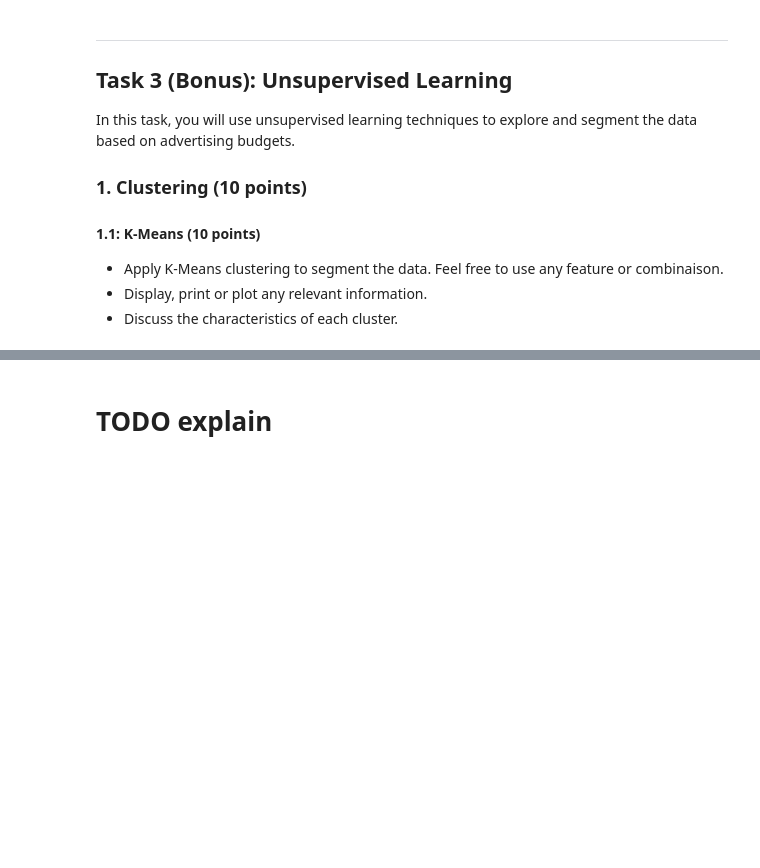
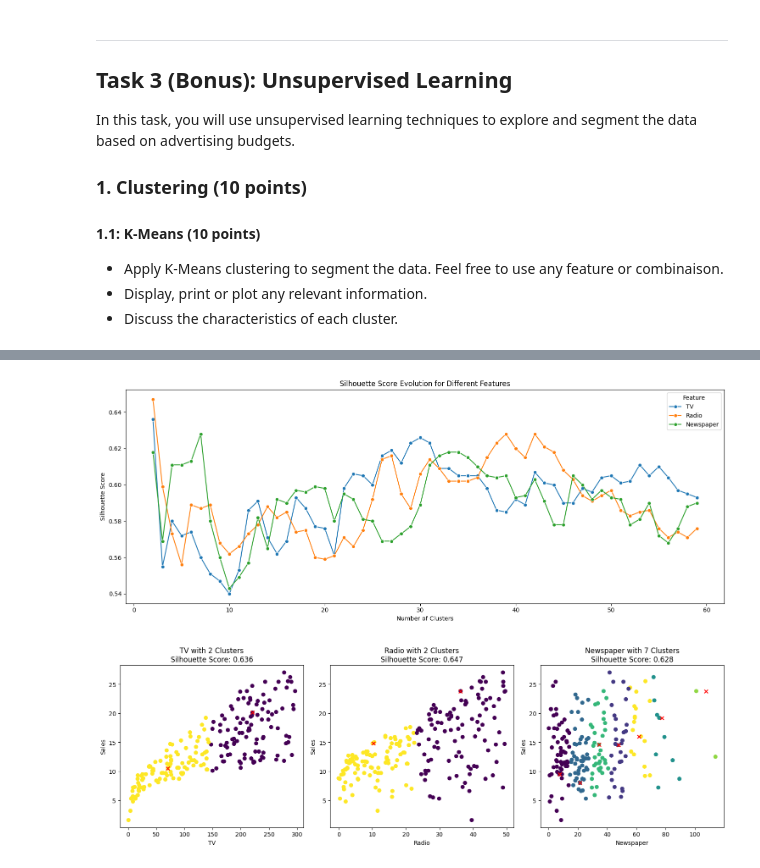
Before and after one commit to davidmarsoni/ml-project, a Jupyter notebook: Graded_lab.ipynb, the cells around one changed output, grey strips where cells are left out. Saved outputs shown, nothing was run; the diff lists cells and outputs as text; code cells hidden in the pictures; blank space fills up the shorter version.

```diff
--- a/Graded_lab.ipynb
+++ b/Graded_lab.ipynb
@@ -661,2 +685,74 @@ Best k for Newspaper: 21 with Test Score: 0.3404
-# %% [markdown]
-# TODO explain
+# %%
+number_of_clusters = np.arange(2, 60)
+
+# Create a table to store the clustering results
+clustering_results = pd.DataFrame(columns=['Feature', 'Number of Clusters', 'Silhouette Score'])
+
+# Iterate over features and models
+for i in range(len(feature_names)):
+    X_train, X_test, y_train, y_test = train_test_split(features[:, i].reshape(-1, 1), target, test_size=0.3, random_state=42)
+
+    # for each number of clusters
+    for n_clusters in number_of_clusters:
+        # Create KMeans model
+        kmeans = KMeans(n_clusters=n_clusters, random_state=42)
+        y_pred = kmeans.fit_predict(X_train)
+
+        # Calculate silhouette score
+        silhouette = round(silhouette_score(X_train, y_pred), 3)
+
+        # Add results
+        new_row = {
+            'Feature': feature_names[i],
+            'Number of Clusters': n_clusters,
+            'Silhouette Score': silhouette
+        }
+
+        clustering_results = pd.concat([clustering_results, pd.DataFrame([new_row])], ignore_index=True)
+
+# Plot the silhouette score evolution for each feature
+plt.figure(figsize=(15, 6))
+sns.lineplot(data=clustering_results, x='Number of Clusters', y='Silhouette Score', hue='Feature', marker='o')
+plt.title('Silhouette Score Evolution for Different Features')
+plt.xlabel('Number of Clusters')
+plt.ylabel('Silhouette Score')
+plt.tight_layout()
+plt.show()
+
+# Find the best number of clusters for each feature
+best_clusters = clustering_results.loc[clustering_results.groupby('Feature')['Silhouette Score'].idxmax()]
+
+# Visualize the clusters for the best number of clusters for each feature horizontally
+num_features = len(feature_names)
+fig, axes = plt.subplots(1, num_features, figsize=(5 * num_features, 5))
+
+for i, ax in enumerate(axes):
+    feature = feature_names[i]
+    best_n_clusters = best_clusters[best_clusters['Feature'] == feature]['Number of Clusters'].values[0]
+    best_silhouette = best_clusters[best_clusters['Feature'] == feature]['Silhouette Score'].values[0]
+
+    # Create KMeans model with the best number of clusters
+    kmeans = KMeans(n_clusters=best_n_clusters, random_state=42)
+    y_pred = kmeans.fit_predict(features[:, i].reshape(-1, 1))
+
+    # Plot the clusters
+    ax.scatter(features[:, i], target, c=y_pred, cmap='viridis')
+    for center in kmeans.cluster_centers_:
+        ax.scatter(center, target[np.argmin(np.abs(features[:, i] - center))], c='red', marker='x')
+    ax.set_title(f'{feature} with {best_n_clusters} Clusters\nSilhouette Score: {best_silhouette}')
+    ax.set_xlabel(feature)
+    ax.set_ylabel('Sales')
+
+plt.tight_layout()
+plt.show()
+
+# Display results table
+table = PrettyTable()
+table.field_names = clustering_results.columns
+for row in clustering_results.itertuples(index=False):
+    table.add_row(row)
+print(table)
+print("\nNote: Higher silhouette score indicates better clustering")
+# %% [output]
+[figure, added]
+[figure, added]
```
Also changed, not shown: parts of 21 cells of this notebook.
